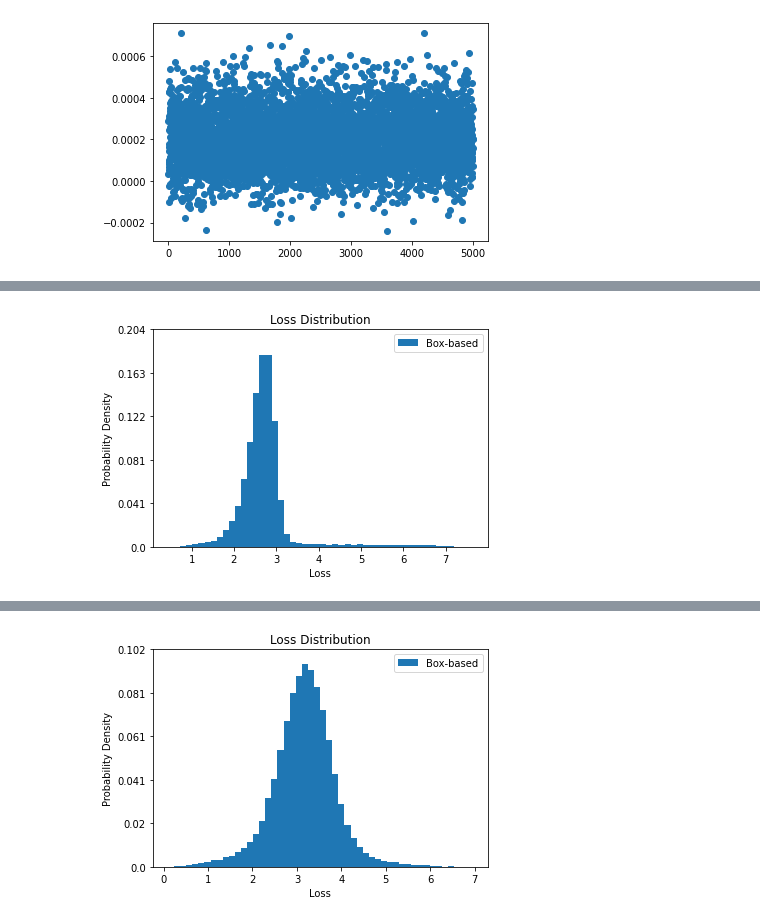
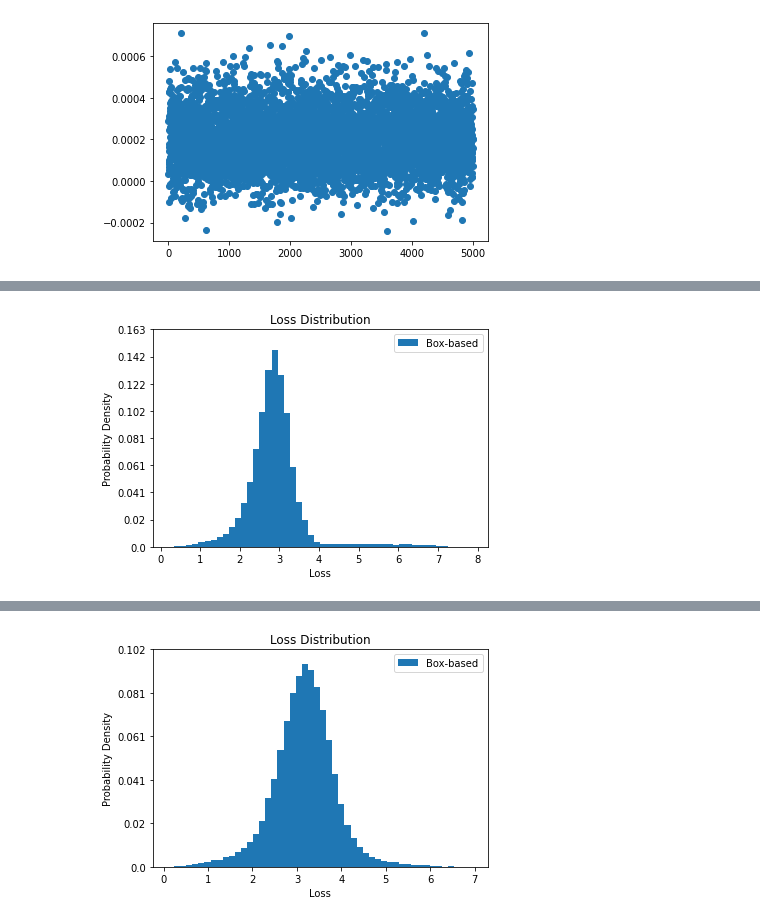
Before and after one commit to susanbao/orkspace, a Jupyter notebook: DINO/estimated_loss_analysis.ipynb, the cells around one changed output, grey strips where cells are left out. Drawn from its saved outputs; the diff is of its cells as text; code cells hidden in the pictures.

```diff
--- a/DINO/estimated_loss_analysis.ipynb
+++ b/DINO/estimated_loss_analysis.ipynb
@@ -23,6 +23,16 @@ def read_one_results(path):
 def write_one_results(path, json_data):
     with open(path, "w") as outfile:
         json.dump(json_data, outfile)
+
+def display_data_hist(loss):
+    plt.hist(loss, bins=50, label='Box-based')
+    plt.title('Loss Distribution')
+    plt.xlabel('Loss')
+    plt.ylabel('Probability Density')
+    locs, _ = plt.yticks()
+    plt.yticks(locs,np.round(locs/loss.shape[0],3))
+    plt.legend()
+    plt.show()
 # %%
 results_path = "./results/loss_analysis/"
 i_ase_results = read_one_results(results_path + "image_based_ASE.json")
@@ -34,8 +44,10 @@ i_ase_loss = np.array(i_ase_results['estimated loss'])
 i_rr_loss = np.array(i_rr_results['estimated loss'])
 b_rr_loss = np.array(b_rr_results['estimated loss'])
 # %%
-estimated_loss_path = "/workspace/ViT-pytorch/output/ViT-train-with-test_retrain_losses.json"
-b_vit_loss = np.array(read_one_results(estimated_loss_path)['losses'])
+vit_path = "/workspace/ViT-pytorch/output/"
+estimated_loss_path = vit_path + "ViT-train-with-test_retrain_losses.json"
+b_vit_test_loss = np.array(read_one_results(estimated_loss_path)['losses'])
+b_vit_loss = np.array(read_one_results(vit_path + "ViT-train-20000_losses.json")['losses'])
 # %%
 def transf_to_percetage(values):
     return values / values.sum()
@@ -90,11 +80,4 @@ plt.show()
 # %%
-plt.hist(b_vit_loss, bins=50, label='Box-based')
-plt.title('Loss Distribution')
-plt.xlabel('Loss')
-plt.ylabel('Probability Density')
-locs, _ = plt.yticks()
-plt.yticks(locs,np.round(locs/b_vit_loss.shape[0],3))
-plt.legend()
-plt.show()
+display_data_hist(b_vit_loss)
 # %% [output]
-[figure, old version]
+[figure, new version]
```
Also changed, not shown: parts of 6 cells of this notebook, 3 other files.
